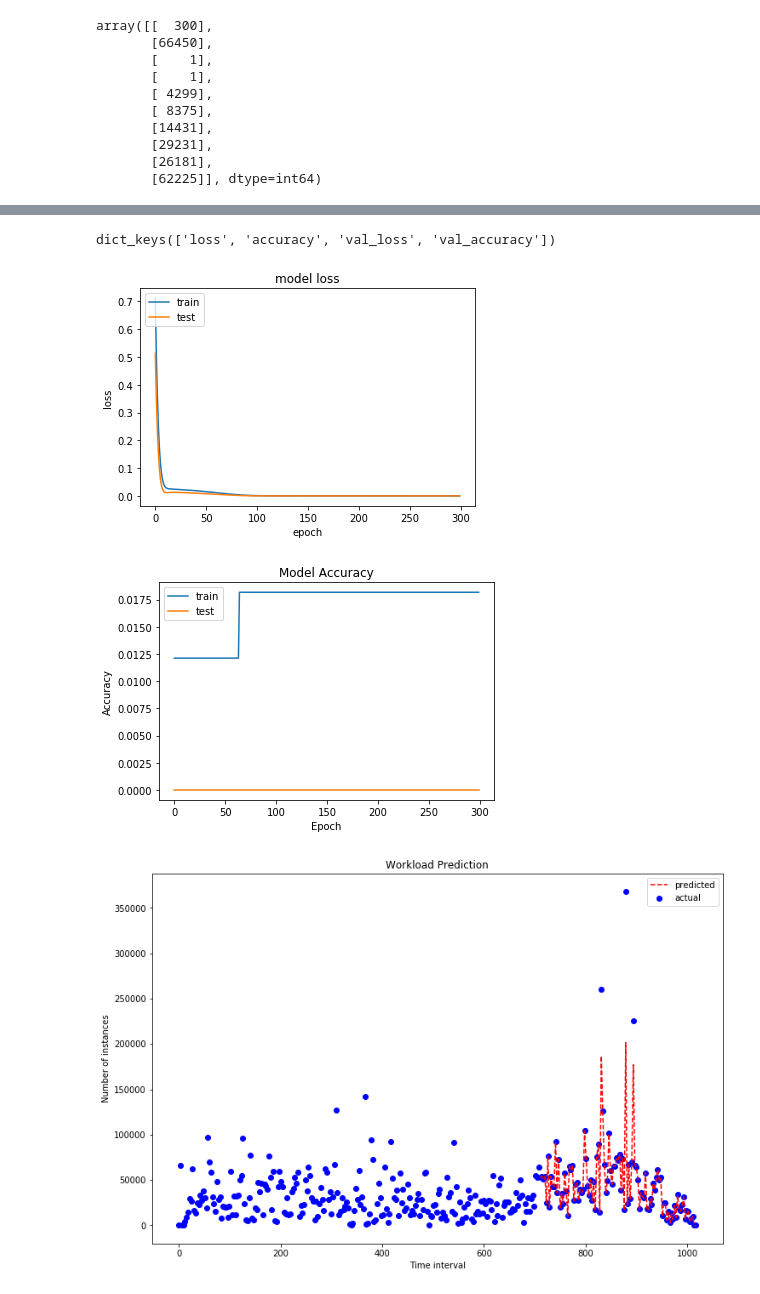
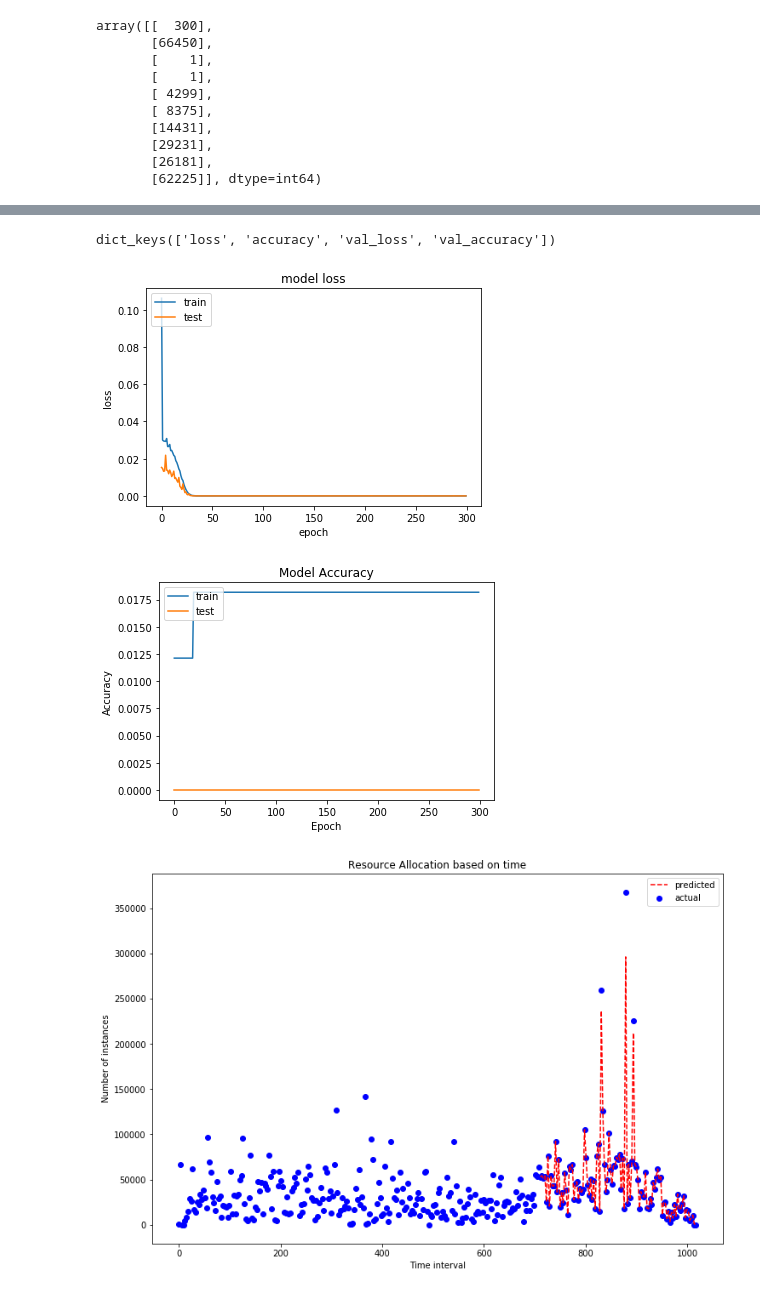
Before and after one commit to jalpa015/RL_Resource_Allocation, a Jupyter notebook: RL using LSTM.ipynb, the cells around one changed output, grey strips where cells are left out. Cells and saved outputs as stored; diff of their text form; code cells hidden in the pictures.

Commit message:
LSTM update

```diff
--- a/RL using LSTM.ipynb
+++ b/RL using LSTM.ipynb
@@ -73,7 +57,7 @@ X2_train = np.reshape(X1_train, (training_set_size, 1, 1)) #3 dimesion
 # %%
 # define model
 model = Sequential()
-model.add(LSTM(4, activation='sigmoid', input_shape=(None, 1)))
-model.add(Dense(1))
+model.add(LSTM(64, activation='relu', input_shape=(None, 1)))
+model.add(Dense(32, activation='relu'))
+model.add(Dense(1, activation='sigmoid'))
 model.compile(optimizer='adam', loss='mean_squared_error', metrics=['accuracy'])
-history=model.fit(X2_train, y_train, validation_split=0.3, batch_size = 3, epochs = 300)
@@ -97,0 +64,8 @@ Epoch 300/300
+# %%
+from keras.callbacks import ModelCheckpoint
+# specify filepath- this will write a new file for each epoch with the epoch number contained within the filename
+filepath="weights/nn_weights-{epoch:02d}.hdf5"
+checkpoint = ModelCheckpoint(filepath, monitor='val_loss', verbose=0,
+                                             save_weights_only=False, save_best_only=False, mode='max')
+# %%
+history=model.fit(X2_train, y_train, validation_split=0.3, batch_size = 3, epochs = 300, callbacks=[checkpoint], initial_epoch=0)
@@ -106,7 +98,7 @@ plt.legend(['train', 'test'], loc='upper left')
 plt.show()
 # %% [output]
 dict_keys(['loss', 'accuracy', 'val_loss', 'val_accuracy'])
-[figure, old version]
+[figure, new version]
 # %%
 plt.plot(history.history['accuracy'])
 plt.plot(history.history['val_accuracy'])
@@ -116,7 +108,7 @@ plt.xlabel('Epoch')
 plt.legend(['train', 'test'], loc='upper left')
 plt.show()
 # %% [output]
-[figure, old version]
+[figure, new version]
 # %%
 import time
 
@@ -137,13 +129,13 @@ predicted_job = sc.inverse_transform(predicted_job)
 # %%
 # Visualising the results
 fig=plt.figure(figsize=(12,8))
-plt.title('Workload Prediction')
+plt.title('Resource Allocation based on time')
 plt.xlabel('Time interval')
 plt.ylabel('Number of instances')
 plt.plot(test_set.time_interval,predicted_job,color='red',label='predicted', linestyle='dashed')
 plt.scatter(df.time_interval,df.no_of_instances,color='blue',label='actual')
 
 plt.legend()
 plt.show()
 # %% [output]
-[figure, old version]
+[figure, new version]
```
Also changed, not shown: parts of 3 cells of this notebook.
